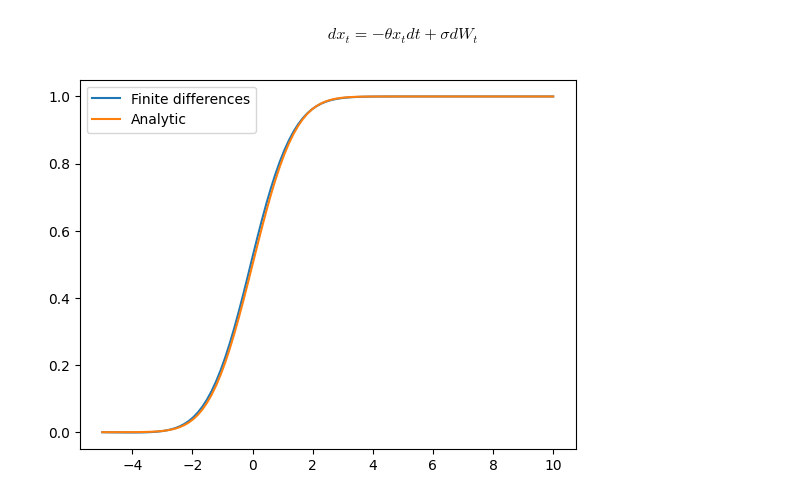
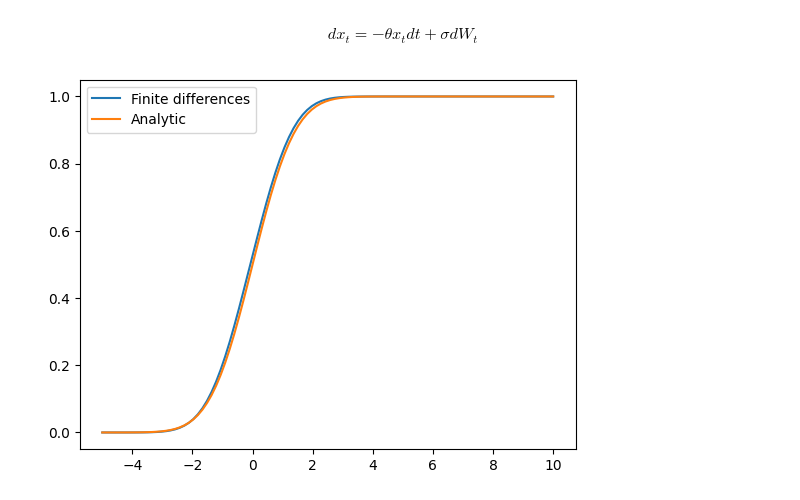
Before and after one commit to marcdelabarrera/pyutils, a Jupyter notebook: notebooks/kfe.ipynb, the cells around one changed output. Drawn from its saved outputs; the diff is of its cells as text; code cells hidden in the pictures.

```diff
--- a/notebooks/kfe.ipynb
+++ b/notebooks/kfe.ipynb
@@ -34,20 +34,23 @@ $$dx_t = -\theta x_t dt+\sigma dW_t$$
 # %%
 n = 100
 x = jnp.linspace(-5,10,n)
 
 theta = 0.1
 sigma = 0.5
 
 D_x_forward = compute_backward_derivative(x)
 D_x_backward = compute_forward_derivative(x)
 D_xx = compute_second_derivative(x)
-A = (-D_x_forward@spdiagm(jnp.where(x<0, -theta*x,0)) - D_x_backward@spdiagm(jnp.where(x>0, -theta*x,0)) + 1/2*D_xx*sigma**2).todense()
+
+mu_x = -theta*x
+
+A = (-D_x_forward@spdiagm(jnp.where(mu_x<0, mu_x,0)) - D_x_backward@spdiagm(jnp.where(mu_x>0, mu_x,0)) + 1/2*D_xx*sigma**2).todense()
 val, vec = jnp.linalg.eig(A)
 g = vec[:,jnp.argmin(jnp.abs(val))]
 fig, ax = plt.subplots()
 ax.plot(x, jnp.cumsum(g)/jnp.sum(g), label="Finite differences")
 ax.plot(x, jax.scipy.stats.norm.cdf(x, 0, jnp.sqrt(sigma**2/(2*theta))), label='Analytic')
 plt.legend()
 plt.show()
 # %% [output]
-[figure, old version]
+[figure, new version]
```
Also changed, not shown: parts of 7 cells of this notebook, 1 other file.
